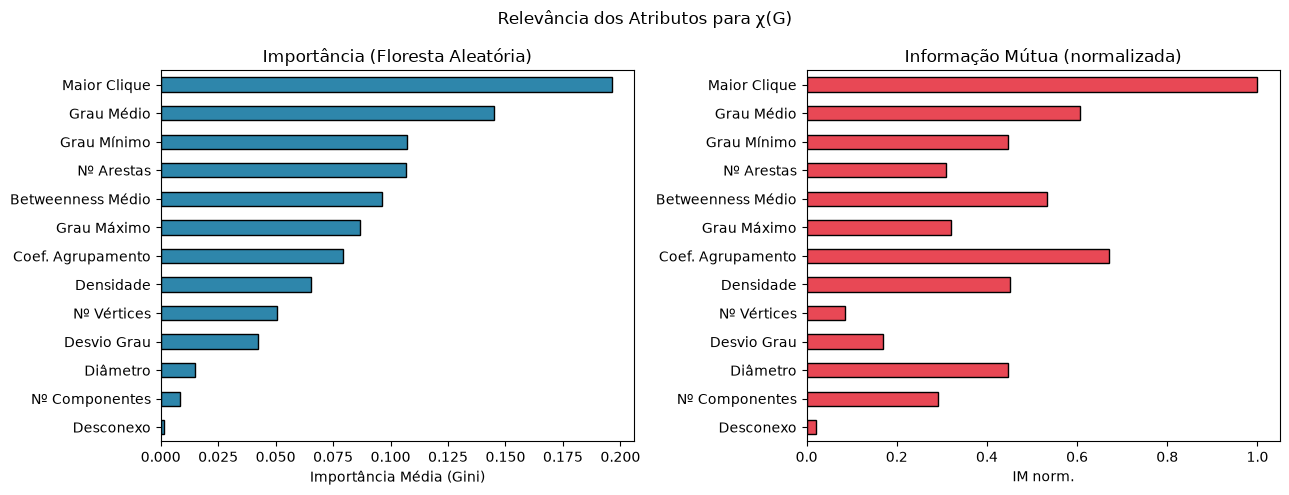
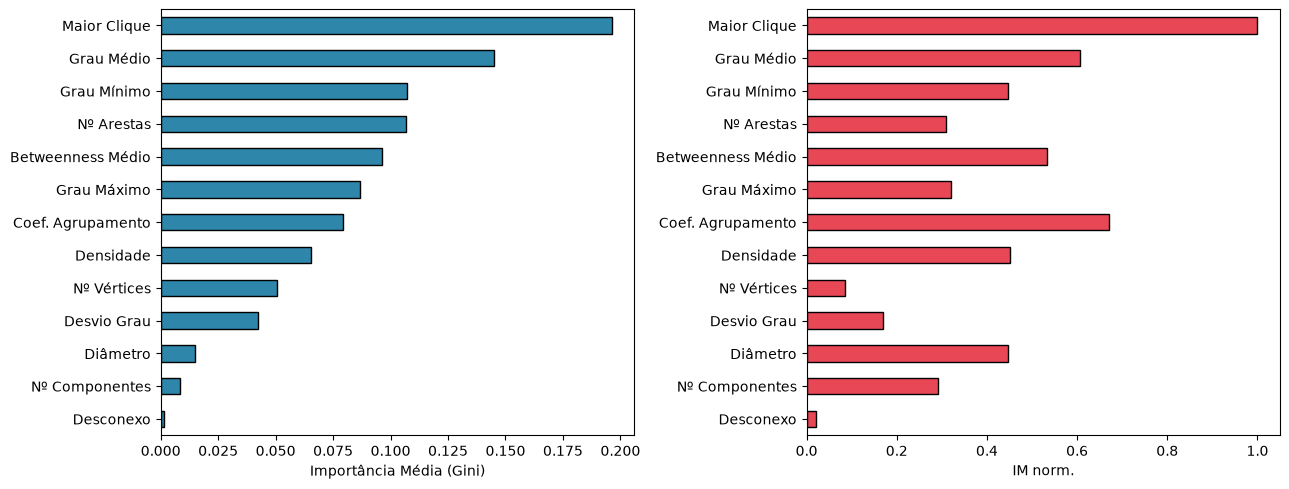
The change to this notebook cell's code, shown as a diff; its figure went from the first image to the second:
--- before
+++ after
@@ -17,12 +17,9 @@
 
 rf_imp.loc[order_idx].plot(kind='barh', ax=axes[0], color='#2E86AB', edgecolor='black')
-axes[0].set_title('Importância (Floresta Aleatória)')
 axes[0].set_xlabel('Importância Média (Gini)')
 
 mi_norm.loc[order_idx].plot(kind='barh', ax=axes[1], color='#E84855', edgecolor='black')
-axes[1].set_title('Informação Mútua (normalizada)')
 axes[1].set_xlabel('IM norm.')
 
-plt.suptitle('Relevância dos Atributos para χ(G)', fontsize=12)
 plt.tight_layout()
 plt.savefig(FIGURES_DIR / 'feature_importance.png', dpi=150, bbox_inches='tight')

Commit: refactor: separa matrizes de confusão em imagens individuais e remove títulos das figuras